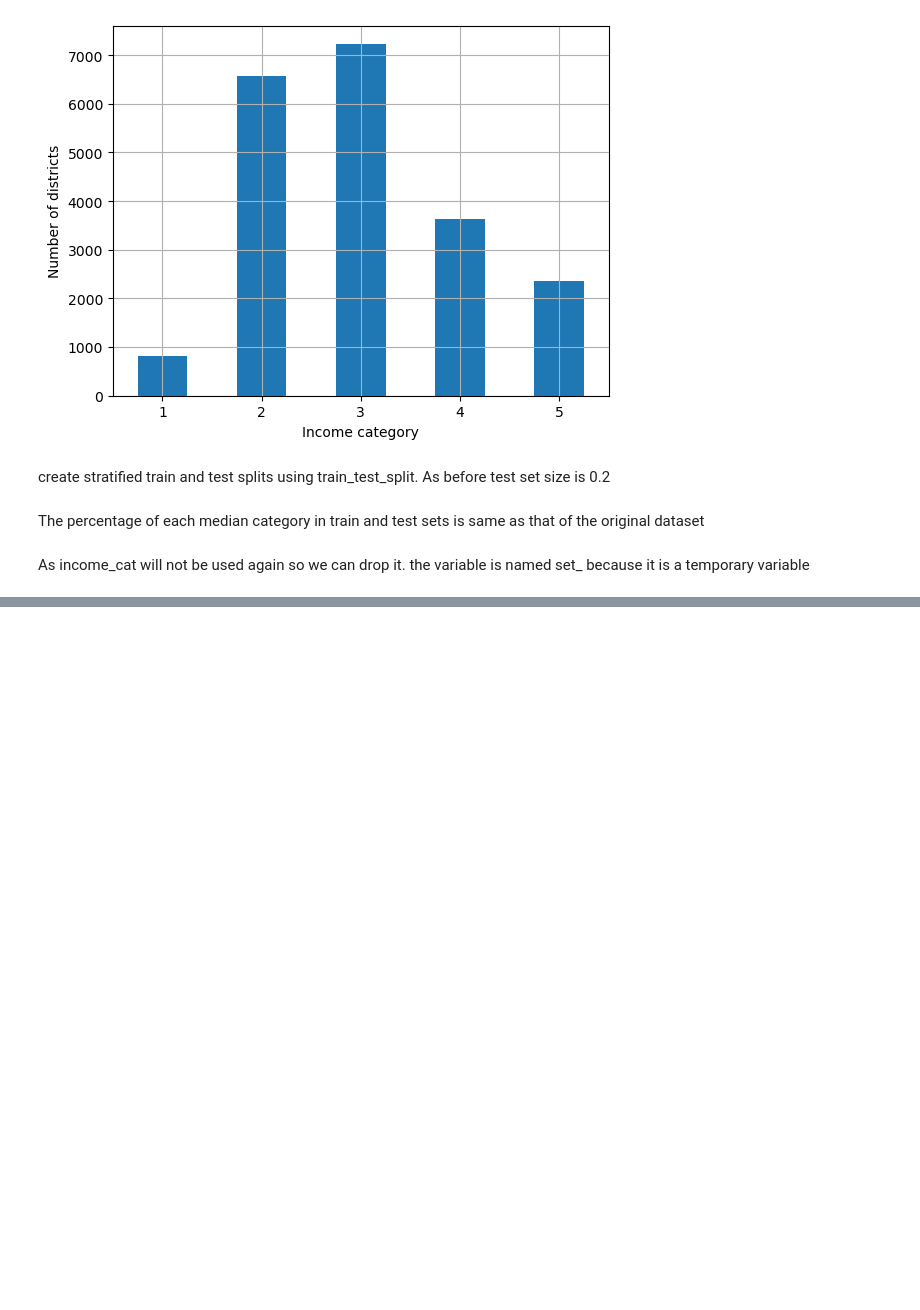
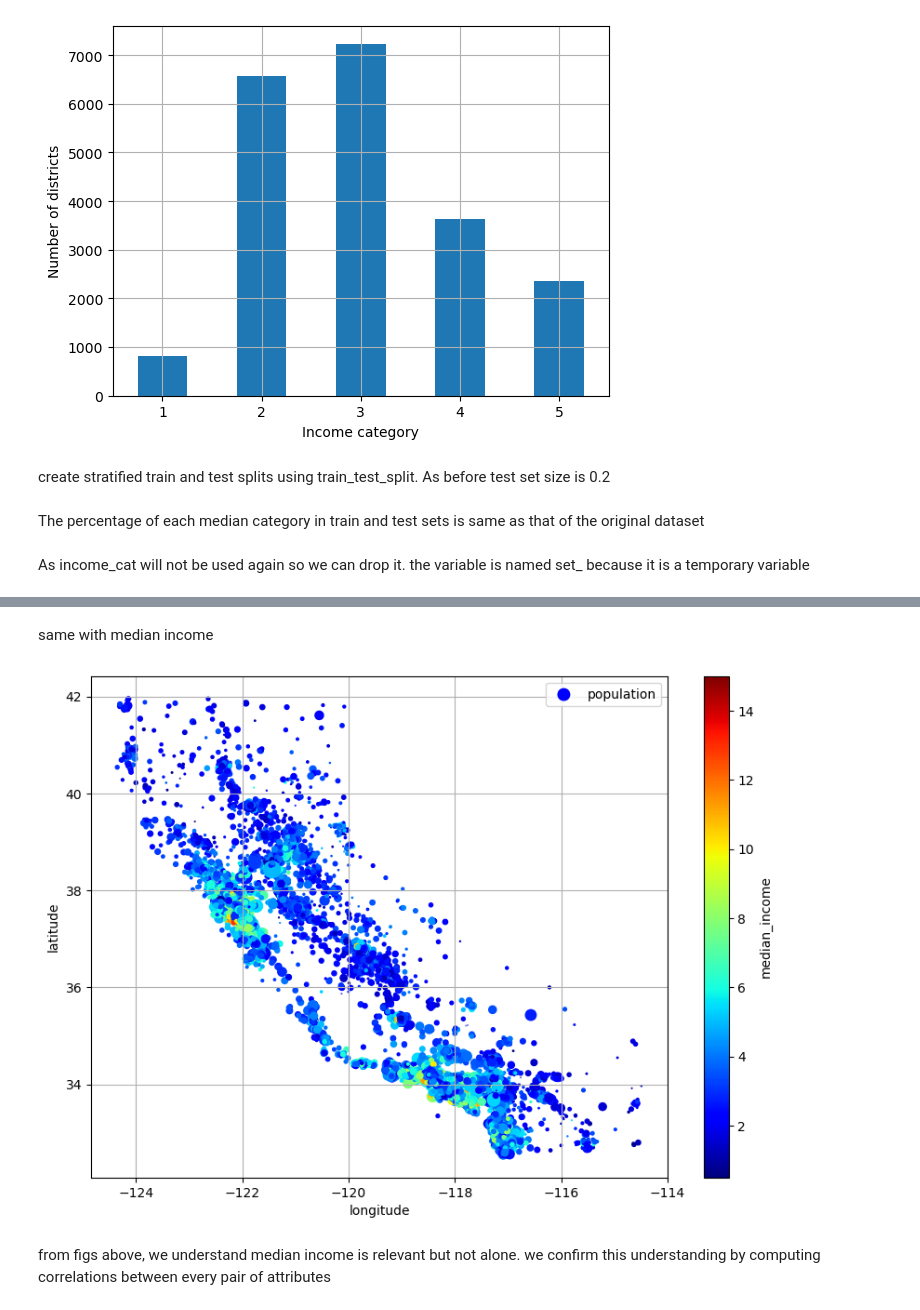
Before and after one commit to youssefabdalla/ml-book-ageron, a Jupyter notebook: predict_median_house_value_California.ipynb, the cells around one changed output, grey strips where cells are left out. Saved outputs shown, nothing was run; the diff lists cells and outputs as text; code cells hidden in the pictures; blank space fills up the shorter version.

```diff
--- a/predict_median_house_value_California.ipynb
+++ b/predict_median_house_value_California.ipynb
@@ -140,0 +171,12 @@ for set_ in (strat_train_set, strat_test_set, housing):
+# %% [markdown]
+same with median income
+# %%
+housing.plot(kind="scatter", x="longitude", y="latitude", grid=True,
+             s=housing["population"] / 100, label="population",
+             c="median_income", cmap="jet", colorbar=True,
+             legend=True, sharex=False, figsize=(10, 7))
+plt.show()
+# %% [output]
+[figure, added]
+# %% [markdown]
+from figs above, we understand median income is relevant but not alone. we confirm this understanding by computing correlations between every pair of attributes
```
Also changed, not shown: parts of 9 cells of this notebook.
